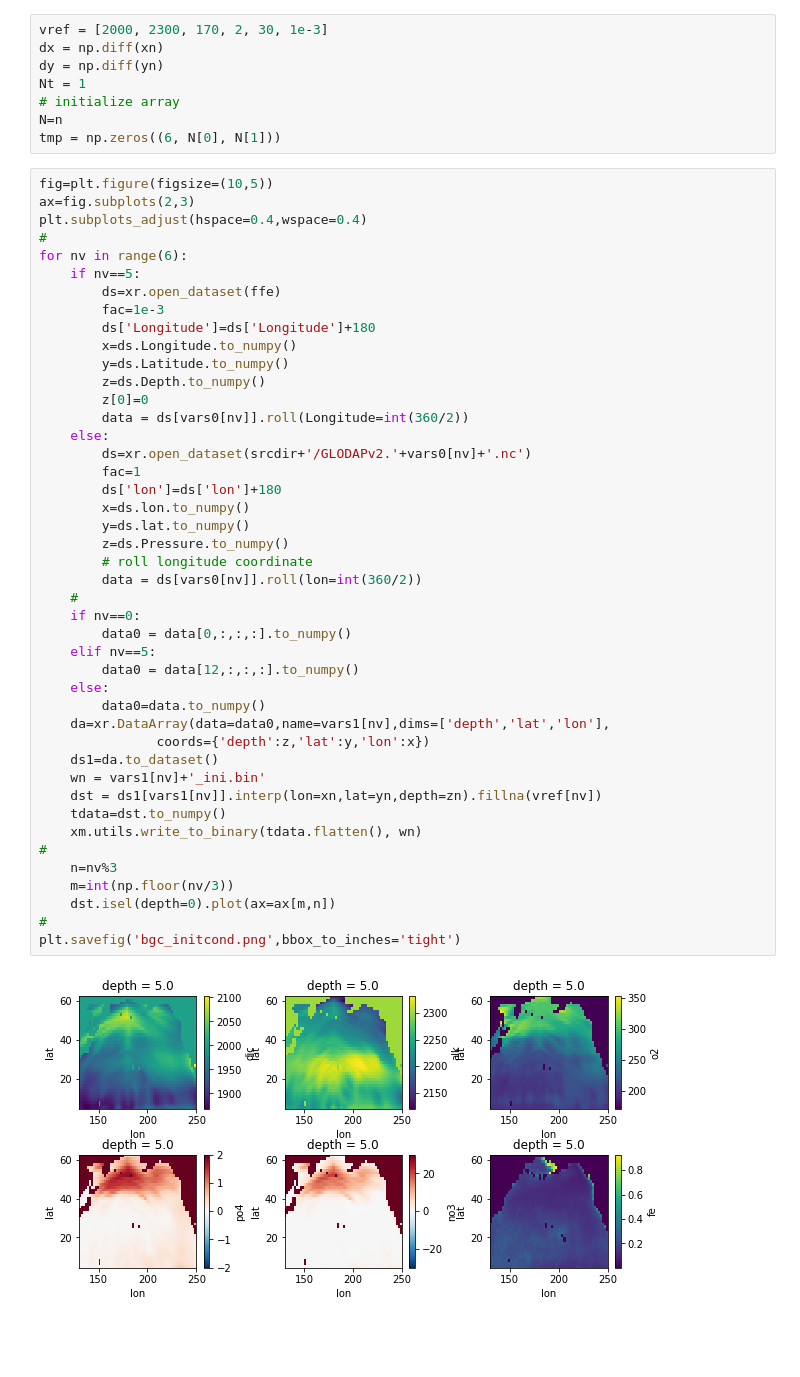
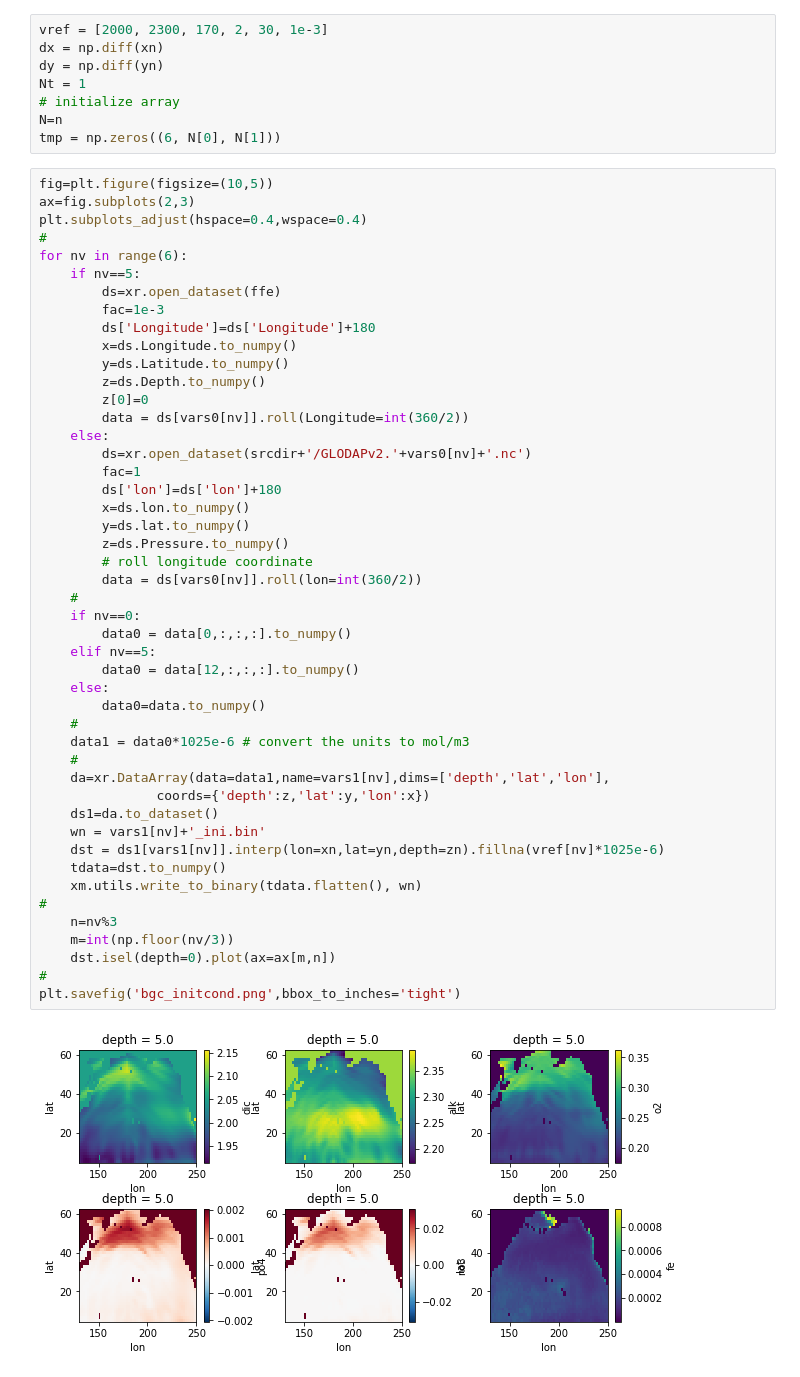
Before and after one commit to takaito1/MITgcm_regional_setup, a Jupyter notebook: create_bgc_init.ipynb, the cells around one changed output. Cells and saved outputs as stored; diff of their text form; blank space fills up the shorter version.

```diff
--- a/create_bgc_init.ipynb
+++ b/create_bgc_init.ipynb
@@ -81,33 +81,36 @@ for nv in range(6):
         z[0]=0
         data = ds[vars0[nv]].roll(Longitude=int(360/2))
     else:
         ds=xr.open_dataset(srcdir+'/GLODAPv2.'+vars0[nv]+'.nc')
         fac=1
         ds['lon']=ds['lon']+180
         x=ds.lon.to_numpy()
         y=ds.lat.to_numpy()
         z=ds.Pressure.to_numpy()
         # roll longitude coordinate
         data = ds[vars0[nv]].roll(lon=int(360/2))
     #
     if nv==0:
         data0 = data[0,:,:,:].to_numpy()
     elif nv==5:
         data0 = data[12,:,:,:].to_numpy()
     else:
         data0=data.to_numpy()
-    da=xr.DataArray(data=data0,name=vars1[nv],dims=['depth','lat','lon'],
+    #
+    data1 = data0*1025e-6 # convert the units to mol/m3
+    #
+    da=xr.DataArray(data=data1,name=vars1[nv],dims=['depth','lat','lon'],
                coords={'depth':z,'lat':y,'lon':x})
     ds1=da.to_dataset()
     wn = vars1[nv]+'_ini.bin'
-    dst = ds1[vars1[nv]].interp(lon=xn,lat=yn,depth=zn).fillna(vref[nv])
+    dst = ds1[vars1[nv]].interp(lon=xn,lat=yn,depth=zn).fillna(vref[nv]*1025e-6)
     tdata=dst.to_numpy()
     xm.utils.write_to_binary(tdata.flatten(), wn)
 #
     n=nv%3
     m=int(np.floor(nv/3))
     dst.isel(depth=0).plot(ax=ax[m,n])
 #
 plt.savefig('bgc_initcond.png',bbox_to_inches='tight')
 # %% [output]
-[figure, old version]
+[figure, new version]
```
Also changed, not shown: 1 other file.
